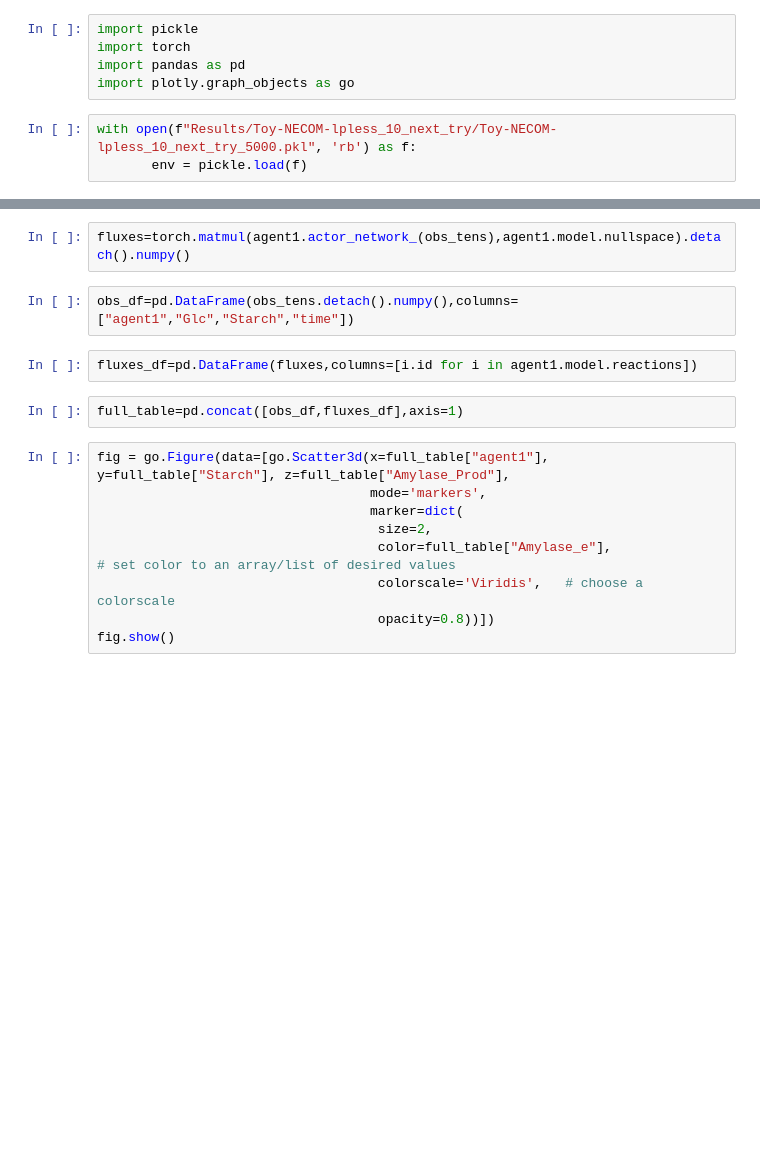
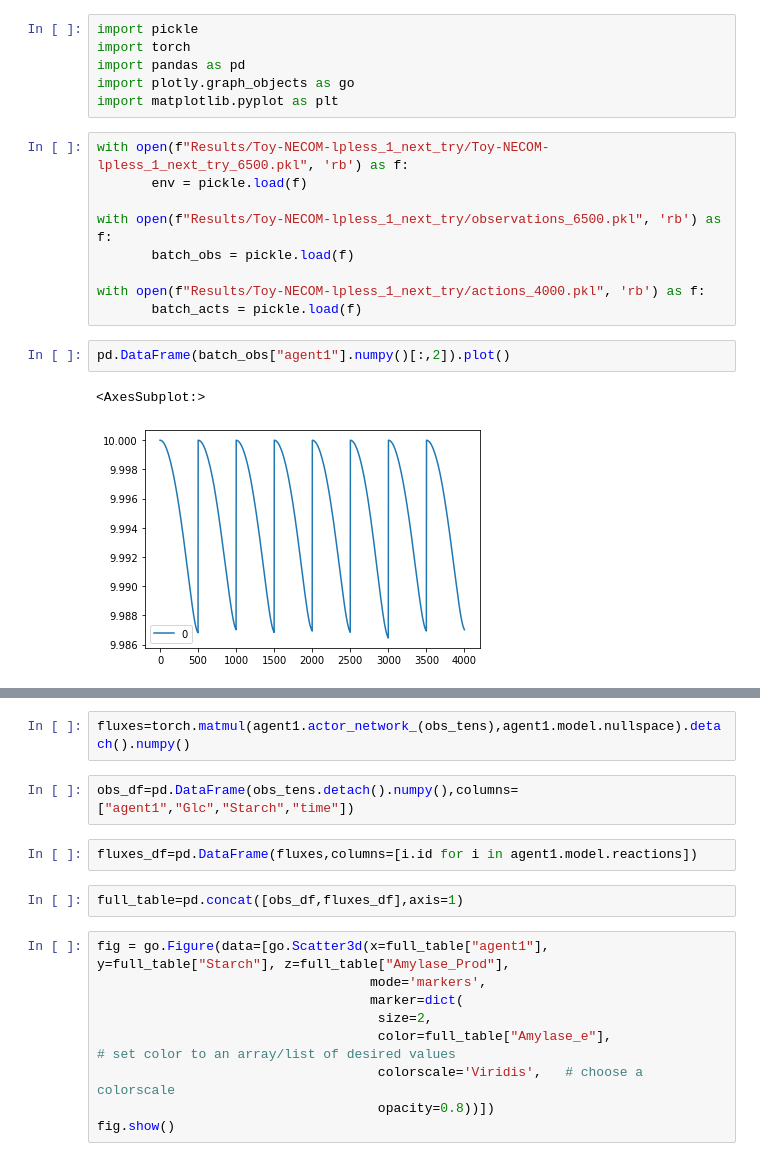
Before and after one commit to chan-csu/Reinforcement_Learning_Modeling, a Jupyter notebook: PPO/Ecoli_aux.ipynb, the cells around one changed output, grey strips where cells are left out. Drawn from its saved outputs; the diff is of its cells as text; blank space fills up the shorter version.

```diff
--- a/PPO/Ecoli_aux.ipynb
+++ b/PPO/Ecoli_aux.ipynb
@@ -3,6 +3,18 @@ import pickle
 import torch
 import pandas as pd
 import plotly.graph_objects as go
+import matplotlib.pyplot as plt
 # %%
-with open(f"Results/Toy-NECOM-lpless_10_next_try/Toy-NECOM-lpless_10_next_try_5000.pkl", 'rb') as f:
+with open(f"Results/Toy-NECOM-lpless_1_next_try/Toy-NECOM-lpless_1_next_try_6500.pkl", 'rb') as f:
        env = pickle.load(f)
+
+with open(f"Results/Toy-NECOM-lpless_1_next_try/observations_6500.pkl", 'rb') as f:
+       batch_obs = pickle.load(f)
+
+with open(f"Results/Toy-NECOM-lpless_1_next_try/actions_4000.pkl", 'rb') as f:
+       batch_acts = pickle.load(f)
+# %%
+pd.DataFrame(batch_obs["agent1"].numpy()[:,2]).plot()
+# %% [output]
+<AxesSubplot:>
+[figure, added]
```
Also changed, not shown: parts of 2 cells of this notebook, 2 other files.
